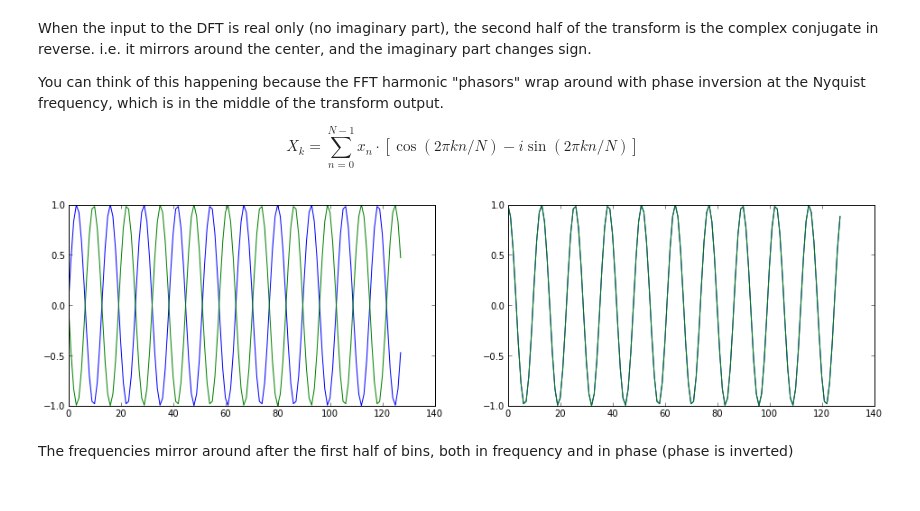
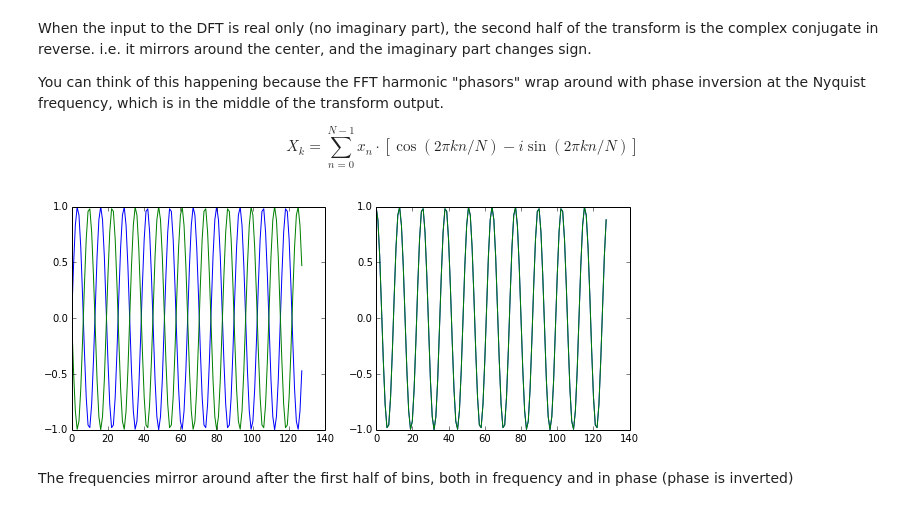
Before and after one commit to mantaraya36/201A-ipython, a Jupyter notebook: Fourier Analysis.ipynb, the cells around one changed output. Cells and saved outputs as stored; diff of their text form; code cells hidden in the pictures.

```diff
--- a/Fourier Analysis.ipynb
+++ b/Fourier Analysis.ipynb
@@ -171,19 +181,19 @@ $$X_k = \sum_{n=0}^{N-1} x_n \cdot [\cos(2 \pi k n / N) - i \sin(2 \pi k n / N)]
 # %%
 N = 128
 
 k1 = 10
 k2 = N - k1
 
 subplot(121)
 plot(sin(linspace(0 , 2 * pi * k1, N, endpoint=False)))
 plot(sin(linspace(0 , 2 * pi * k2, N, endpoint=False)))
 subplot(122)
 plot(cos(linspace(0 , 2 * pi * k1, N, endpoint=False)))
 plot(cos(linspace(0 , 2 * pi * k2, N, endpoint=False)))
 
-gcf().set_figwidth(16)
+gcf().set_figwidth(10)
 # %% [output]
-[figure, old version]
+[figure, new version]
 # %% [markdown]
 The frequencies mirror around after the first half of bins, both in frequency and in phase (phase is inverted)
 # %%
```
Also changed, not shown: parts of 21 cells of this notebook, 1 other file.
